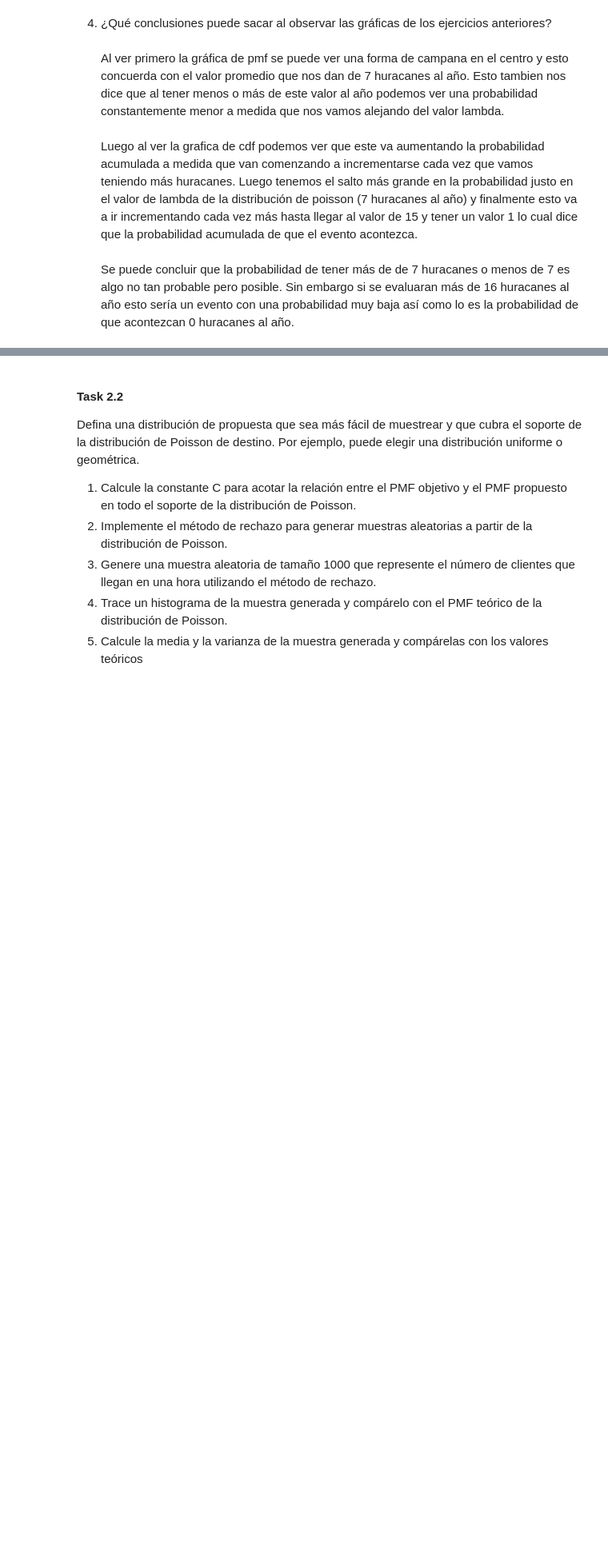
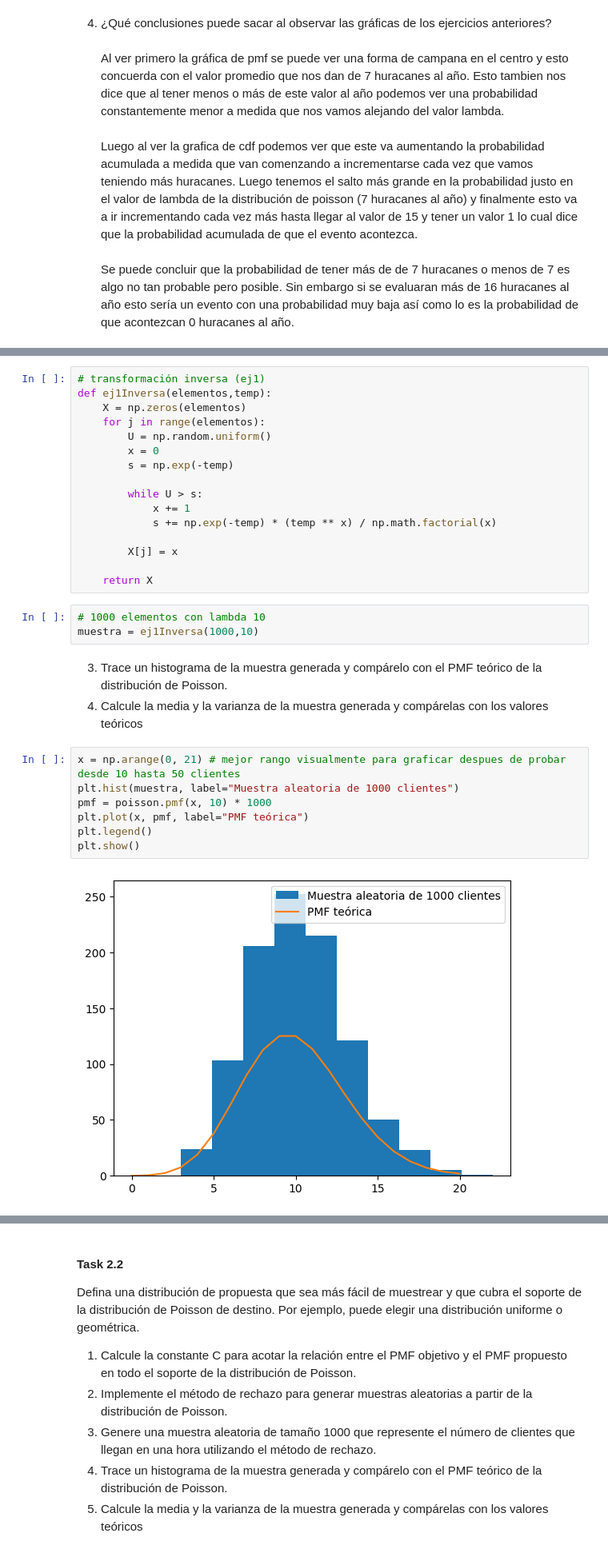
Before and after one commit to MaJu502/corto1ModSim, a Jupyter notebook: corto1.ipynb, the cells around one changed output, grey strips where cells are left out. Shown: that part at 80% size. Cells and saved outputs as stored; diff of their text form; blank space fills up the shorter version.

```diff
--- a/corto1.ipynb
+++ b/corto1.ipynb
@@ -69,0 +73,31 @@ distribución de Poisson con un promedio de 10 clientes por hora (λ = 10).
+# %%
+# transformación inversa (ej1)
+def ej1Inversa(elementos,temp):
+    X = np.zeros(elementos)
+    for j in range(elementos):
+        U = np.random.uniform()
+        x = 0
+        s = np.exp(-temp)
+
+        while U > s:
+            x += 1
+            s += np.exp(-temp) * (temp ** x) / np.math.factorial(x)
+
+        X[j] = x
+
+    return X
+# %%
+# 1000 elementos con lambda 10
+muestra = ej1Inversa(1000,10)
+# %% [markdown]
+3. Trace un histograma de la muestra generada y compárelo con el PMF teórico de la distribución de Poisson.
+4. Calcule la media y la varianza de la muestra generada y compárelas con los valores teóricos
+# %%
+x = np.arange(0, 21) # mejor rango visualmente para graficar despues de probar desde 10 hasta 50 clientes
+plt.hist(muestra, label="Muestra aleatoria de 1000 clientes")
+pmf = poisson.pmf(x, 10) * 1000
+plt.plot(x, pmf, label="PMF teórica")
+plt.legend()
+plt.show()
+# %% [output]
+[figure, added]
```
Also changed, not shown: parts of 10 cells of this notebook.
